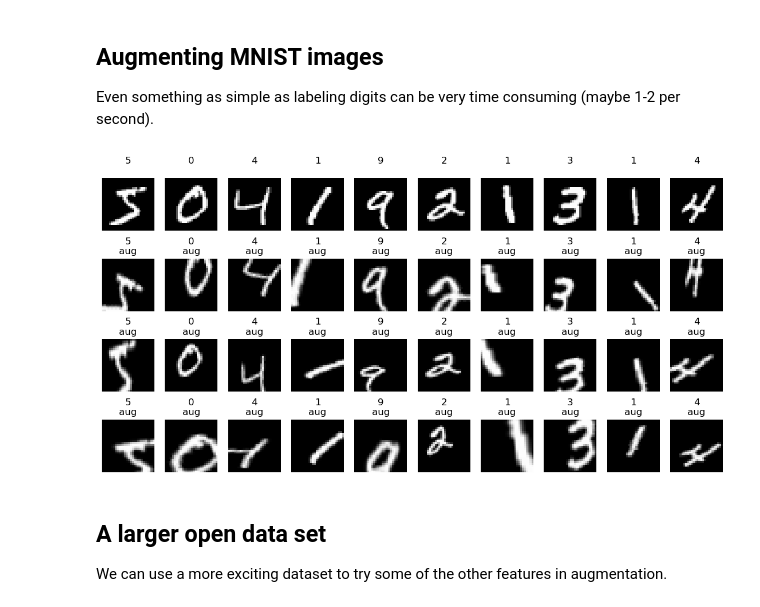
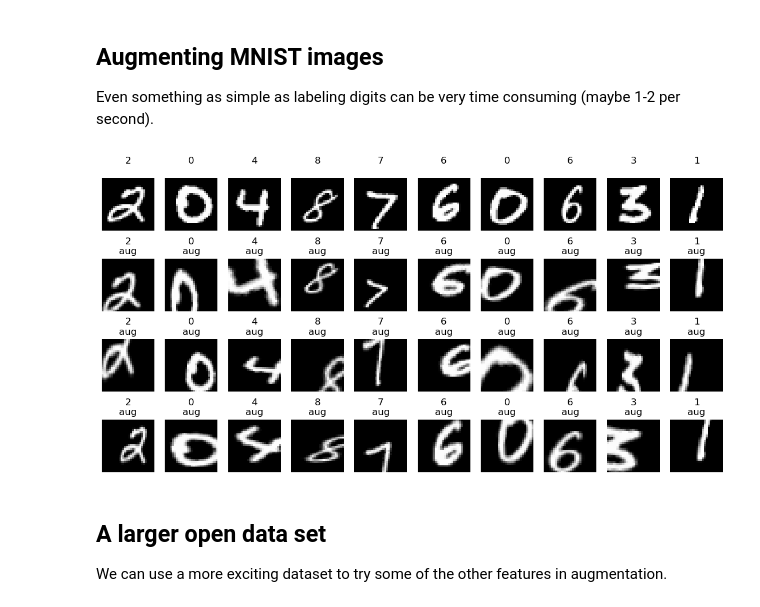
Before and after one commit to ImagingLectures/Quantitative-Big-Imaging-2024, a Jupyter notebook: Lectures/Lecture-02/02-Datasets.ipynb, the cells around one changed output. Saved outputs shown, nothing was run; the diff lists cells and outputs as text; code cells hidden in the pictures.

```diff
--- a/Lectures/Lecture-02/02-Datasets.ipynb
+++ b/Lectures/Lecture-02/02-Datasets.ipynb
@@ -864,22 +863,30 @@ import matplotlib.pyplot as plt
 from keras.datasets import mnist
 %matplotlib inline
 # %%
-from keras.datasets import mnist
-(img, label), _ = mnist.load_data(); img = np.expand_dims(img, -1)
+# from keras.datasets import mnist
+# (img, label), _ = mnist.load_data(); img = np.expand_dims(img, -1)
+
+img, label = tfds.as_numpy(tfds.load(
+    'mnist',
+    split='test',
+    batch_size=-1,
+    as_supervised=True,
+))
+
 fig, m_axs = plt.subplots(4, 10, figsize=(14, 7))
 # setup augmentation
 img_aug.fit(img)
 real_aug = img_aug.flow(img[:10], label[:10], shuffle=False)
 for c_axs, do_augmentation in zip(m_axs, [False, True, True, True]):
     if do_augmentation:
         img_batch, label_batch = next(real_aug)
     else:
         img_batch, label_batch = img, label
     for c_ax, c_img, c_label in zip(c_axs, img_batch, label_batch):
         c_ax.imshow(c_img[:, :, 0], cmap='gray', vmin=0, vmax=255)
         c_ax.set_title('{}\n{}'.format( c_label, 'aug' if do_augmentation else '')), c_ax.axis('off');
 # %% [output]
-[figure, old version]
+[figure, new version]
 # %% [markdown]
 ## A larger open data set
 We can use a more exciting dataset to try some of the other features in augmentation.
```
Also changed, not shown: parts of 36 cells of this notebook, 4 other files.
